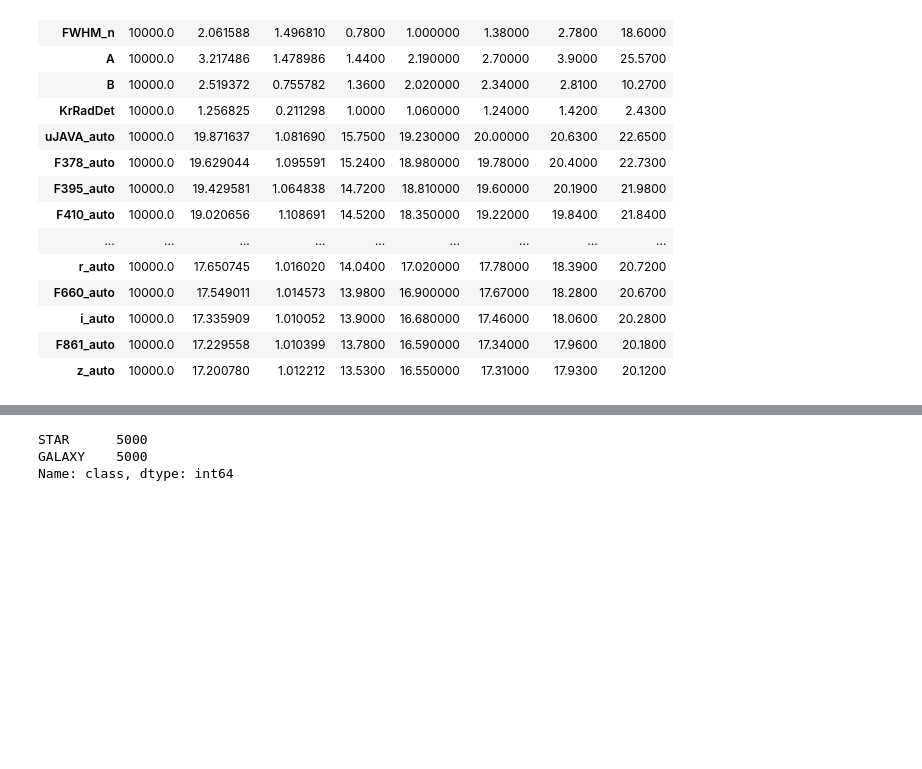
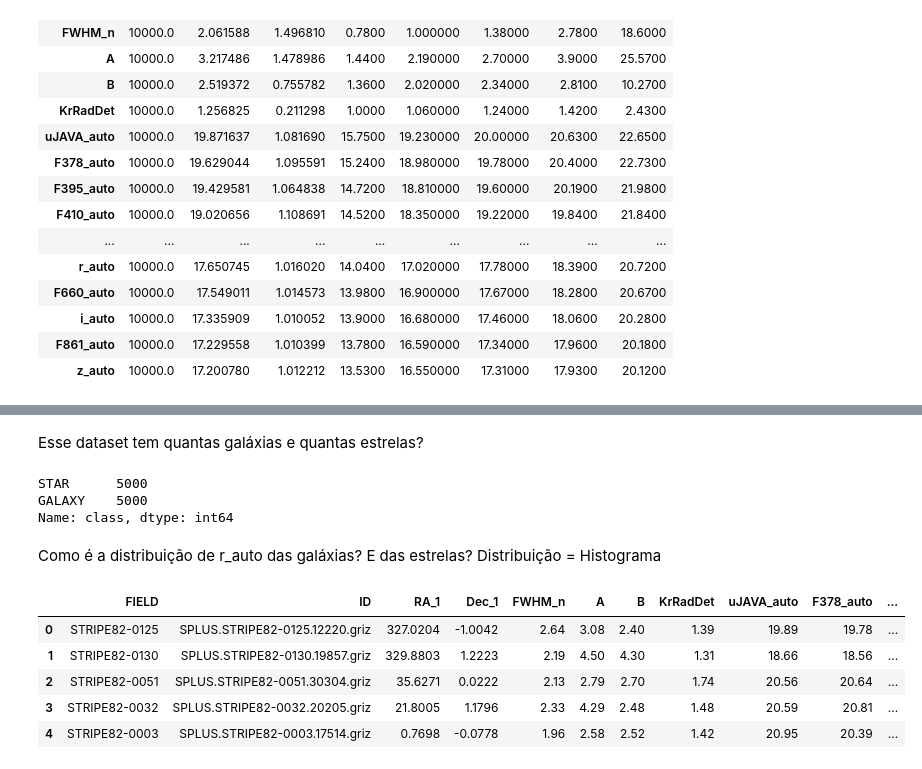
Before and after one commit to palomabareli/workshop_pyladies, a Jupyter notebook: hands_on.ipynb, the cells around one changed output, grey strips where cells are left out. Cells and saved outputs as stored; diff of their text form; code cells hidden in the pictures; blank space fills up the shorter version.

```diff
--- a/hands_on.ipynb
+++ b/hands_on.ipynb
@@ -127,6 +146,20 @@ classType = pd.DataFrame(datasets.load_iris().data, columns=datasets.load_iris()
+# %% [markdown]
+Esse dataset tem quantas galáxias e quantas estrelas?
 # %%
 data['class'].value_counts()
 # %% [output]
 STAR      5000
 GALAXY    5000
 Name: class, dtype: int64
+# %% [markdown]
+Como é a distribuição de r_auto das galáxias? E das estrelas?
+Distribuição = Histograma
+# %%
+data.head()
+# %% [output]
+|  | FIELD | ID | RA_1 | Dec_1 | FWHM_n | A | B | KrRadDet | uJAVA_auto | F378_auto | ... |
+| 0 | STRIPE82-0125 | SPLUS.STRIPE82-0125.12220.griz | 327.0204 | -1.0042 | 2.64 | 3.08 | 2.40 | 1.39 | 19.89 | 19.78 | ... |
+| 1 | STRIPE82-0130 | SPLUS.STRIPE82-0130.19857.griz | 329.8803 | 1.2223 | 2.19 | 4.50 | 4.30 | 1.31 | 18.66 | 18.56 | ... |
+| 2 | STRIPE82-0051 | SPLUS.STRIPE82-0051.30304.griz | 35.6271 | 0.0222 | 2.13 | 2.79 | 2.70 | 1.74 | 20.56 | 20.64 | ... |
+| 3 | STRIPE82-0032 | SPLUS.STRIPE82-0032.20205.griz | 21.8005 | 1.1796 | 2.33 | 4.29 | 2.48 | 1.48 | 20.59 | 20.81 | ... |
+| 4 | STRIPE82-0003 | SPLUS.STRIPE82-0003.17514.griz | 0.7698 | -0.0778 | 1.96 | 2.58 | 2.52 | 1.42 | 20.95 | 20.39 | ... |
```
Also changed, not shown: parts of 11 cells of this notebook.
